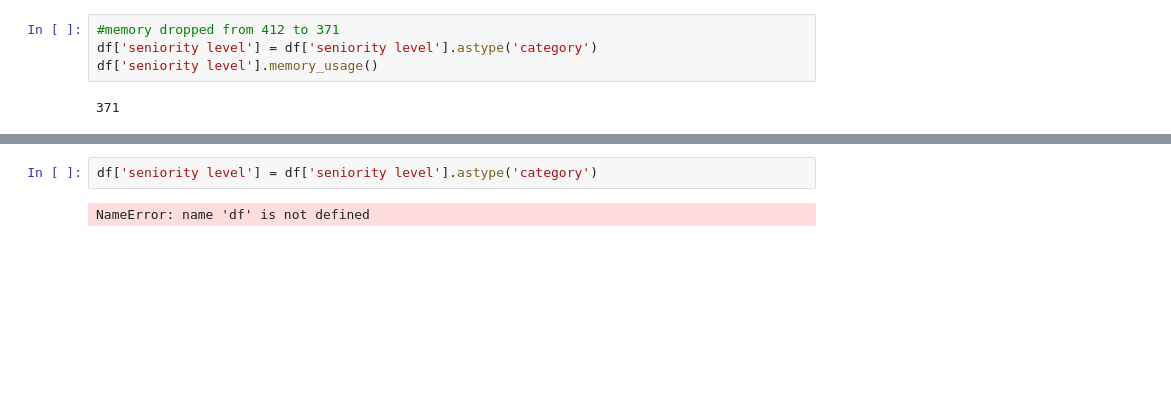
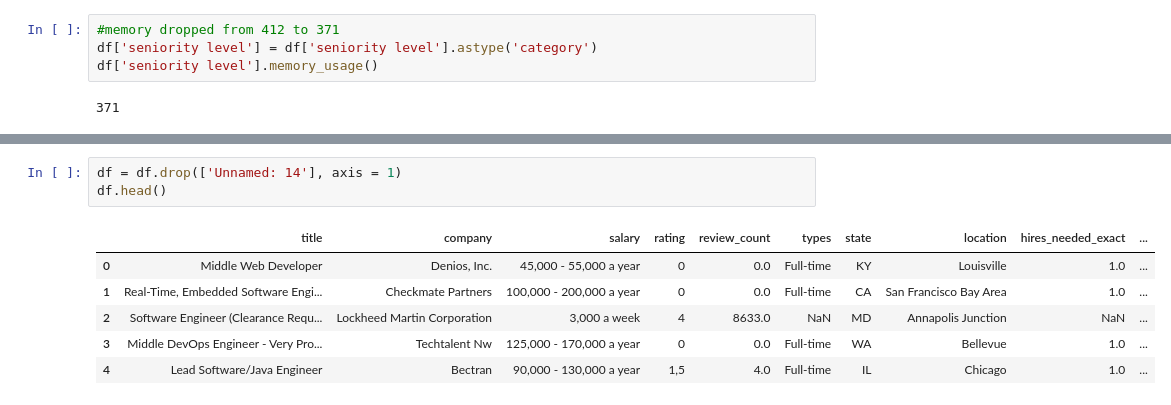
Before and after one commit to v-vovnenko/victoria_repo, a Jupyter notebook: Pandas - portfolio/Portfolio task - Cleaning data by Pandas.ipynb, the cells around one changed output, grey strips where cells are left out. Saved outputs shown, nothing was run; the diff lists cells and outputs as text; blank space fills up the shorter version.

```diff
--- a/Pandas - portfolio/Portfolio task - Cleaning data by Pandas.ipynb
+++ b/Pandas - portfolio/Portfolio task - Cleaning data by Pandas.ipynb
@@ -179,6 +179,12 @@ df
 | 33 | Sr. Robotics Software Engineer | Decide | 100,000 - 140,000 a year | 0 | 0.0 | Full-time | MA | Boston | 1.0 | ... |
 | 34 | Senior Remote Software Engineer (... | Hk Tech | 90,000 a year | 0 | 0.0 | Full-time | UT | Lindon | NaN | ... |
 # %%
-df['seniority level'] = df['seniority level'].astype('category')
+df = df.drop(['Unnamed: 14'], axis = 1)
+df.head()
 # %% [output]
-NameError: name 'df' is not defined
+|  | title | company | salary | rating | review_count | types | state | location | hires_needed_exact | ... |
+| 0 | Middle Web Developer | Denios, Inc. | 45,000 - 55,000 a year | 0 | 0.0 | Full-time | KY | Louisville | 1.0 | ... |
+| 1 | Real-Time, Embedded Software Engi... | Checkmate Partners | 100,000 - 200,000 a year | 0 | 0.0 | Full-time | CA | San Francisco Bay Area | 1.0 | ... |
+| 2 | Software Engineer (Clearance Requ... | Lockheed Martin Corporation | 3,000 a week | 4 | 8633.0 | NaN | MD | Annapolis Junction | NaN | ... |
+| 3 | Middle DevOps Engineer - Very Pro... | Techtalent Nw | 125,000 - 170,000 a year | 0 | 0.0 | Full-time | WA | Bellevue | 1.0 | ... |
+| 4 | Lead Software/Java Engineer | Bectran | 90,000 - 130,000 a year | 1,5 | 4.0 | Full-time | IL | Chicago | 1.0 | ... |
```
Also changed, not shown: parts of 3 cells of this notebook.
